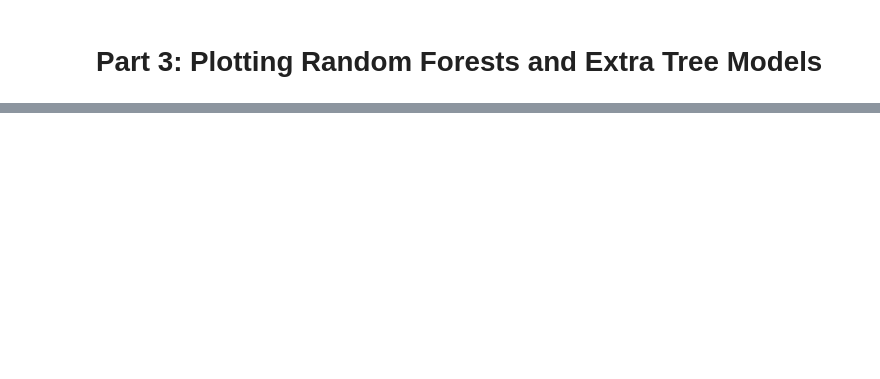
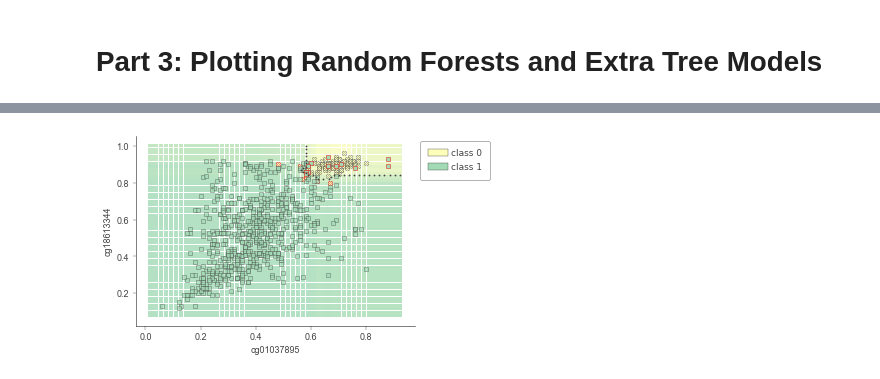
Before and after one commit to Marvalfr/DNA-Methylation-Analysis, a Jupyter notebook: 04_Plotting.ipynb, the cells around one changed output, grey strips where cells are left out. Cells and saved outputs as stored; diff of their text form; code cells hidden in the pictures; blank space fills up the shorter version.

```diff
--- a/04_Plotting.ipynb
+++ b/04_Plotting.ipynb
@@ -32,4 +34,5 @@ import graphviz
-# %%
-with open('models/et_class_model.pkl', 'rb') as f:
-    et = pickle.load(f)
+# %%
+# load the full, imputed dataframe
+with open('data/samples_imputed.pkl', 'rb') as f:
+    samples_imputed = pickle.load(f)
 # %%
@@ -76,11 +141,17 @@ viz_et
 # %%
-# X = all_samples[['cg19897071', 'cg22188918']]
-# y = all_samples['is_cancer']
+X = samples_imputed[['cg01037895', 'cg18613344']]
+y = samples_imputed['is_cancer']
 
-# rf = RandomForestClassifier(n_estimators=30, min_samples_leaf=5, n_jobs=-1)
-# rf.fit(X, y)
+rf = RandomForestClassifier(n_estimators=30, min_samples_leaf=5, n_jobs=-1)
+rf.fit(X, y)
 
-# clfviz(rf, X.values, y,
-#              markers=['X','s'],
-#              feature_names=['cg19897071', 'cg22188918'],
-#              dot_w=20)
+figsize = (10, 10)
+
+clfviz(rf,
+       X.values,
+       y,
+       markers=['X','s'],
+       feature_names=['cg01037895', 'cg18613344'],
+       dot_w=20)
+# %% [output]
+[figure, added]
```
Also changed, not shown: parts of 20 cells of this notebook, 10 other files.
